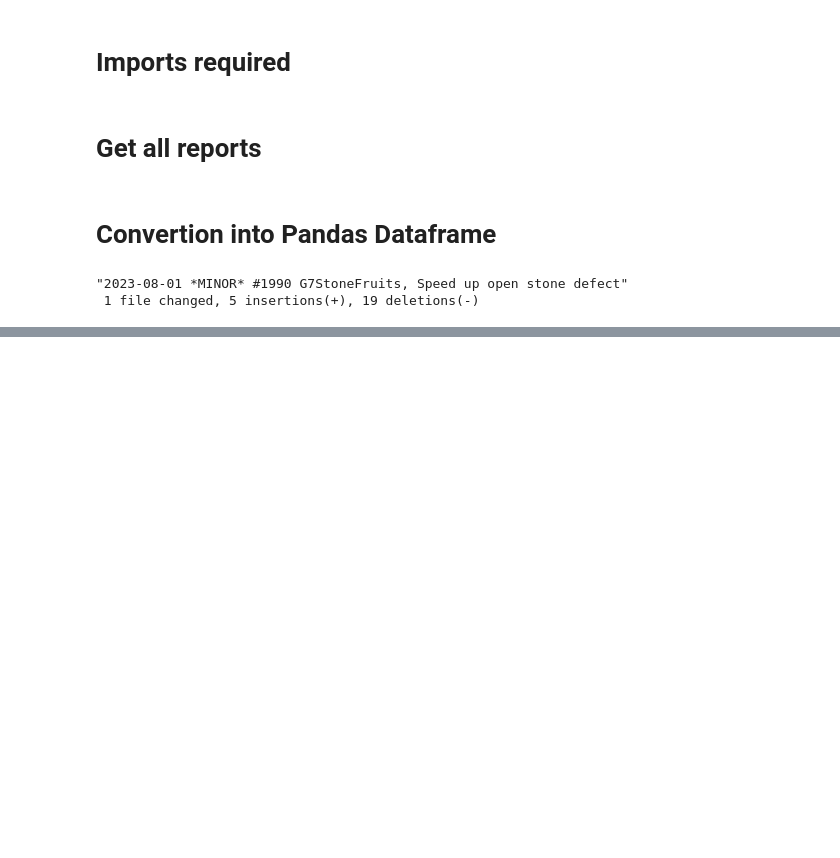
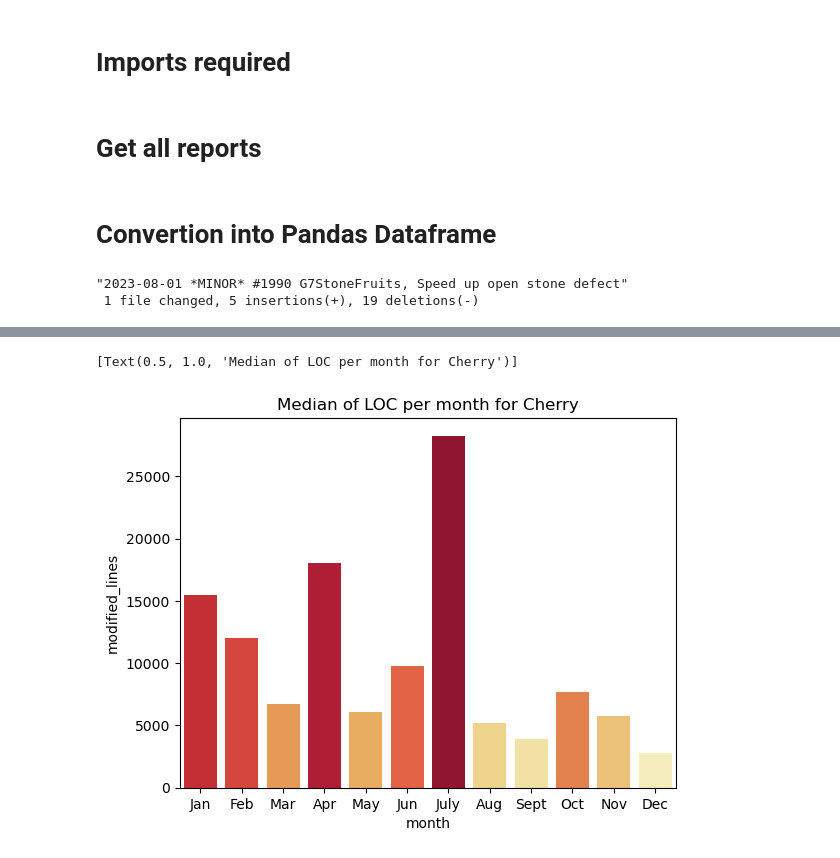
Before and after one commit to ckumsta/github-analytics, a Jupyter notebook: cherry-analytics.ipynb, the cells around one changed output, grey strips where cells are left out. Cells and saved outputs as stored; diff of their text form; code cells hidden in the pictures; blank space fills up the shorter version.

```diff
--- a/cherry-analytics.ipynb
+++ b/cherry-analytics.ipynb
@@ -116,0 +156,21 @@ Good entries: 1159
+# %%
+def colors_from_values(values: pd.Series, palette_name:str, ascending=True):
+    '''Returns a seaborn palette reordered by value
+    Parameters:
+    values: pd.Series
+    palette_name:str, Seaborn valid palette name
+    ascending: bool, optional color sort order
+    '''
+    # convert to indices
+    values = values.sort_values(ascending=ascending).reset_index()
+    indices = values.sort_values(by=values.columns[0]).index
+    # use the indices to get the colors
+    palette = sns.color_palette(palette_name, len(values))
+    return np.array(palette).take(indices, axis=0)
+
+
+df_month = df_year_month.groupby("month").agg({"modified_lines": "median"}).reset_index()
+sns.barplot(data=df_month, x="month", y="modified_lines", palette=colors_from_values(df_month['modified_lines'],"YlOrRd")).set(title="Median of LOC per month for Cherry")
+# %% [output]
+[Text(0.5, 1.0, 'Median of LOC per month for Cherry')]
+[figure, added]
```
Also changed, not shown: parts of 7 cells of this notebook, 2 other files.
